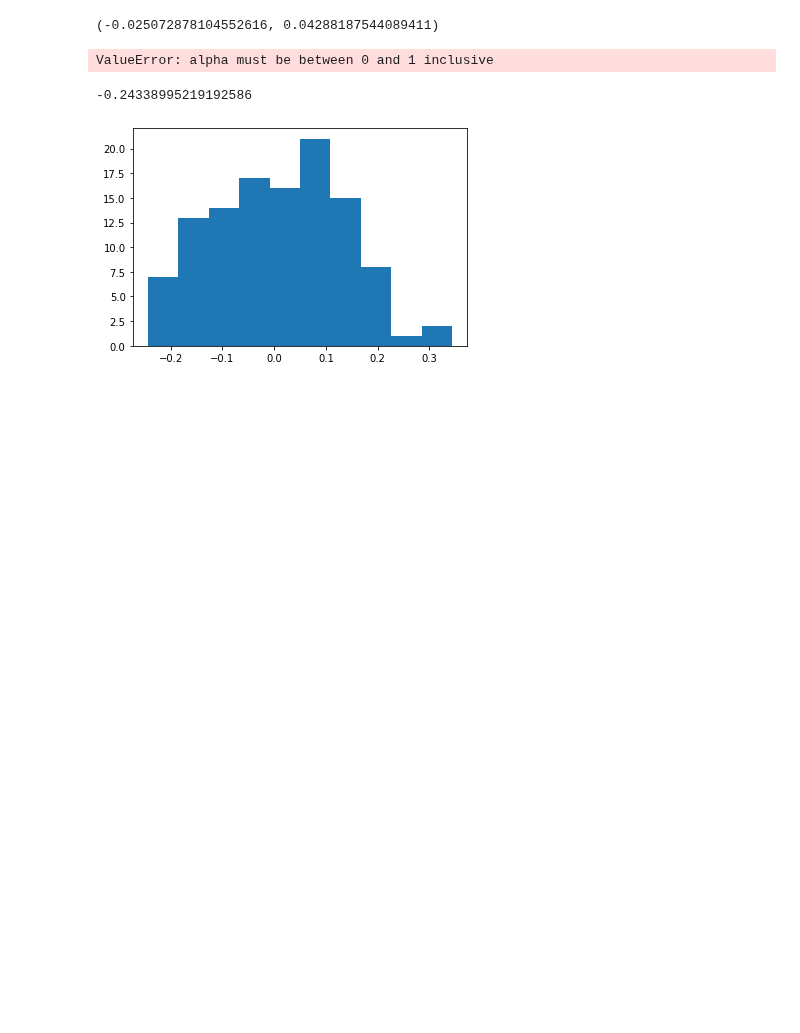
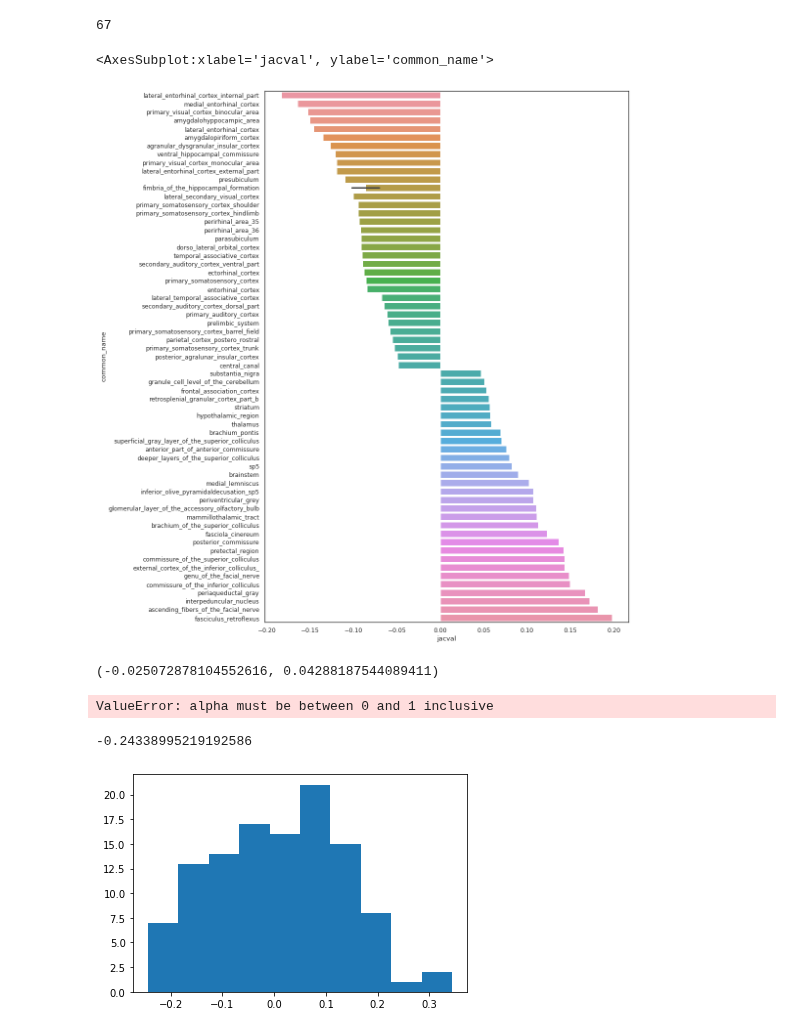
Before and after one commit to PrincetonUniversity/BrainPipe, a Jupyter notebook: tools/analysis/calculating_sexual-dimorphisms.ipynb, the cells around one changed output. Drawn from its saved outputs; the diff is of its cells as text; code cells hidden in the pictures; blank space fills up the shorter version.

```diff
--- a/tools/analysis/calculating_sexual-dimorphisms.ipynb
+++ b/tools/analysis/calculating_sexual-dimorphisms.ipynb
@@ -238,0 +80,7 @@ tif.imsave('/Users/emilydennis/Desktop/atl/whs_NET_spatialJacobian.tif',whs_netj
+# %%
+whs_m = tif.imread(os.path.join(src,'tiffs/WHS_in_PRAm_seed4.tif'))
+whs_f = tif.imread(os.path.join(src,'tiffs/WHS_in_PRAf_seed4.tif'))
+whs_labs = pd.read_csv(os.path.join(src,'labels/whs_with_parents.csv'))
+sigma_m = tif.imread(os.path.join(src,'tiffs/SIGMA_in_PRAm_seed4.tif'))
+sigma_f = tif.imread(os.path.join(src,'tiffs/SIGMA_in_PRAf_seed4.tif'))
+sigma_labs = pd.read_csv(os.path.join(src,'labels/sigma_with_parents.csv'))
@@ -238,0 +124,2 @@ tif.imsave('/Users/emilydennis/Desktop/atl/whs_NET_spatialJacobian.tif',whs_netj
+# %%
+ste_f = np.std(sigma_labs.jacval.dropna())/np.sqrt(len(sigma_labs.jacval.dropna()))
@@ -239,3 +129,19 @@ tif.imsave('/Users/emilydennis/Desktop/atl/whs_NET_spatialJacobian.tif',whs_netj
+# %%
+dfgrpd = sigma_labs.groupby(['common_name','pra_id','parent']).mean()
+dfgrpd = dfgrpd.reset_index()
+
+dfsub = dfgrpd[abs(dfgrpd.jacval) > (10*ste_f)]
+#dfsub=dfsub[['common_name','pra_id','jacval_net_in_f']].dropna()
+len(dfsub)
+# %% [output]
+67
+# %%
+plt.figure(figsize=(12, 18), dpi=80)
+sns.set(font_scale=1,style='white')
+sns.barplot(data=dfsub.sort_values(['jacval']),x='jacval',y='common_name',orient='horizontal')
+# %% [output]
+<AxesSubplot:xlabel='jacval', ylabel='common_name'>
+[figure, added]
 # %%
 def mean_confidence_interval(data, confidence=0.95):
     a = 1.0 * np.array(data)
```
Also changed, not shown: parts of 35 cells of this notebook, 32 other files.
